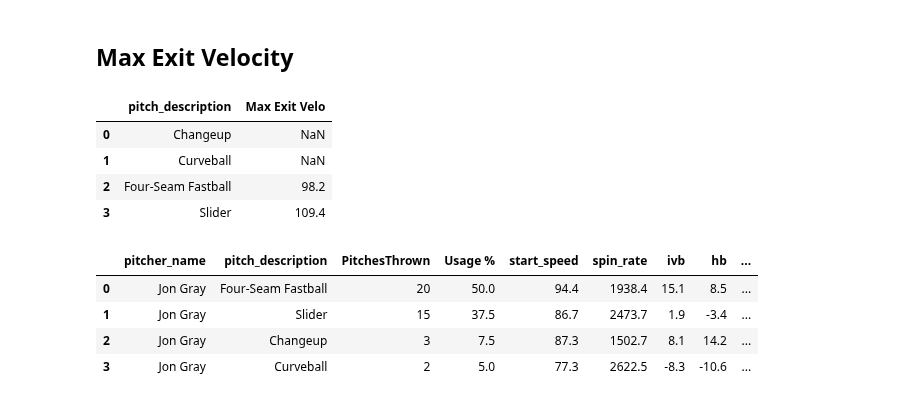
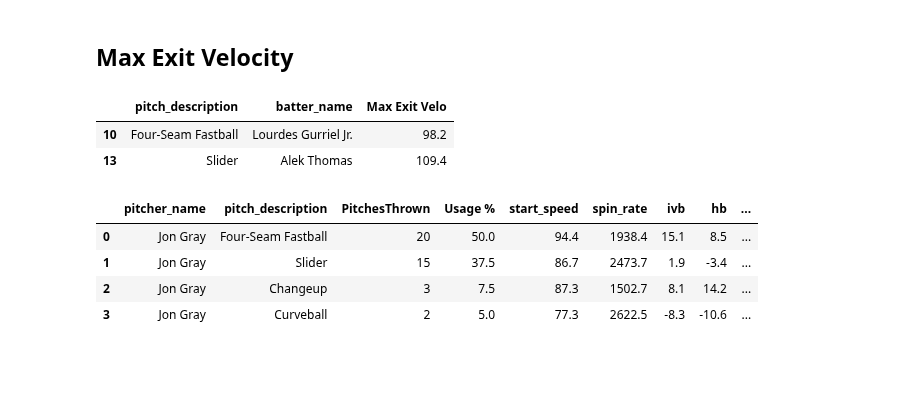
Before and after one commit to CarsonHallford/PitcherData, a Jupyter notebook: MLB_Scraper_Pitcher_Data.ipynb, the cells around one changed output. Drawn from its saved outputs; the diff is of its cells as text; code cells hidden in the pictures; blank space fills up the shorter version.

Commit message:
Added Batter's Name for Max Exit Velocity section

```diff
--- a/MLB_Scraper_Pitcher_Data.ipynb
+++ b/MLB_Scraper_Pitcher_Data.ipynb
@@ -989,21 +1027,28 @@ pitcher_pyb = df_pyb[
         "vy0",
         "vz0",
         "extension",
-        "launch_speed"
+        "launch_speed",
+        "batter_name"
     ]
 ]
 # %%
 pitch_max_exitvelo = (
-    pitcher_pyb.groupby("pitch_description", as_index=False)["launch_speed"].max()
+    pitcher_pyb.groupby(["pitch_description", "batter_name"], as_index=False)["launch_speed"].max()
 )
 pitch_max_exitvelo.rename(columns={"launch_speed": "Max Exit Velo"}, inplace=True)
+
+pitch_max_exitvelo = pitch_max_exitvelo.dropna(subset=["Max Exit Velo"])
+
+# Get the batter's name with the max exit velocity for each pitch type
+pitch_max_exitvelo = pitch_max_exitvelo.loc[
+    pitch_max_exitvelo.groupby("pitch_description")["Max Exit Velo"].idxmax()
+]
+
 pitch_max_exitvelo
 # %% [output]
-|  | pitch_description | Max Exit Velo |
-| 0 | Changeup | NaN |
-| 1 | Curveball | NaN |
-| 2 | Four-Seam Fastball | 98.2 |
-| 3 | Slider | 109.4 |
+|  | pitch_description | batter_name | Max Exit Velo |
+| 10 | Four-Seam Fastball | Lourdes Gurriel Jr. | 98.2 |
+| 13 | Slider | Alek Thomas | 109.4 |
 # %%
 pitch_type_counts = (
     pitch_type_counts.merge(pitch_max_exitvelo, on="pitch_description", how="left")
```
Also changed, not shown: parts of 9 cells of this notebook.
